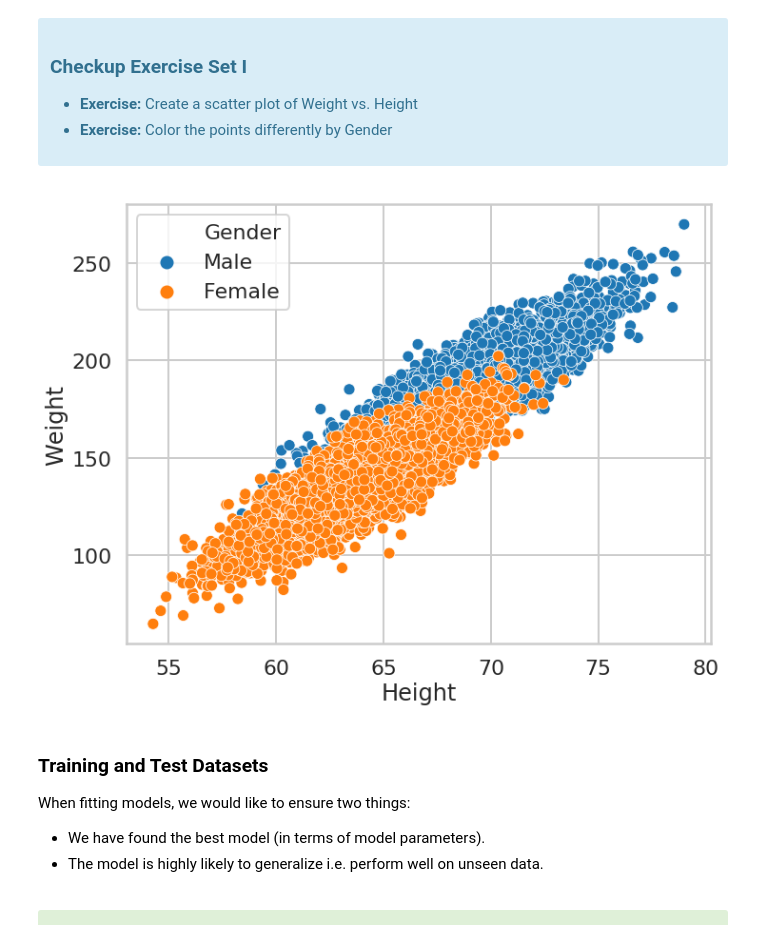
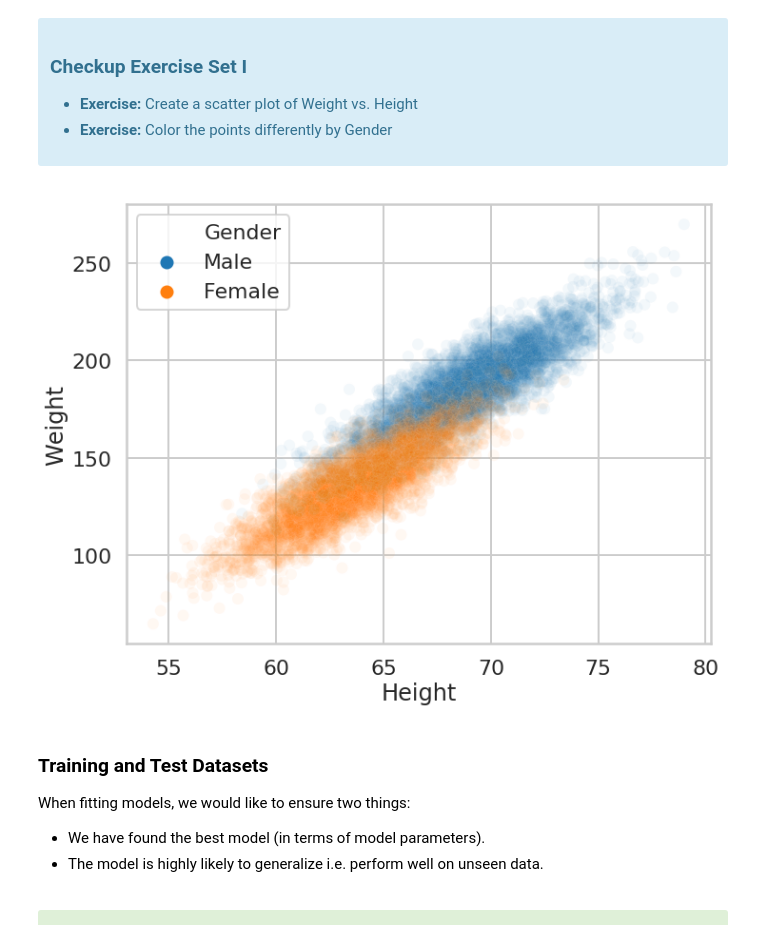
Before and after one commit to Nhorning/logistic_regression, a Jupyter notebook: Mini_Project_Logistic_Regression.ipynb, the cells around one changed output. Cells and saved outputs as stored; diff of their text form; code cells hidden in the pictures.

Commit message:
tweaked alpha on scatterplot
 Changes to be committed:
	modified:   Mini_Project_Logistic_Regression.ipynb

```diff
--- a/Mini_Project_Logistic_Regression.ipynb
+++ b/Mini_Project_Logistic_Regression.ipynb
@@ -123,10 +123,10 @@ with the "response" or "label" $y$ as a plain array of 0s and 1s for binary clas
 # %%
 # your turn
 f, ax = plt.subplots(1,1, figsize=(11,8.5))
-ax = sns.scatterplot('Height','Weight', data=dflog, hue='Gender')
+ax = sns.scatterplot('Height','Weight', data=dflog, hue='Gender', alpha=.05)
 plt.show()
 # %% [output]
-[figure, old version]
+[figure, new version]
 # %% [markdown]
 ### Training and Test Datasets
 
```
